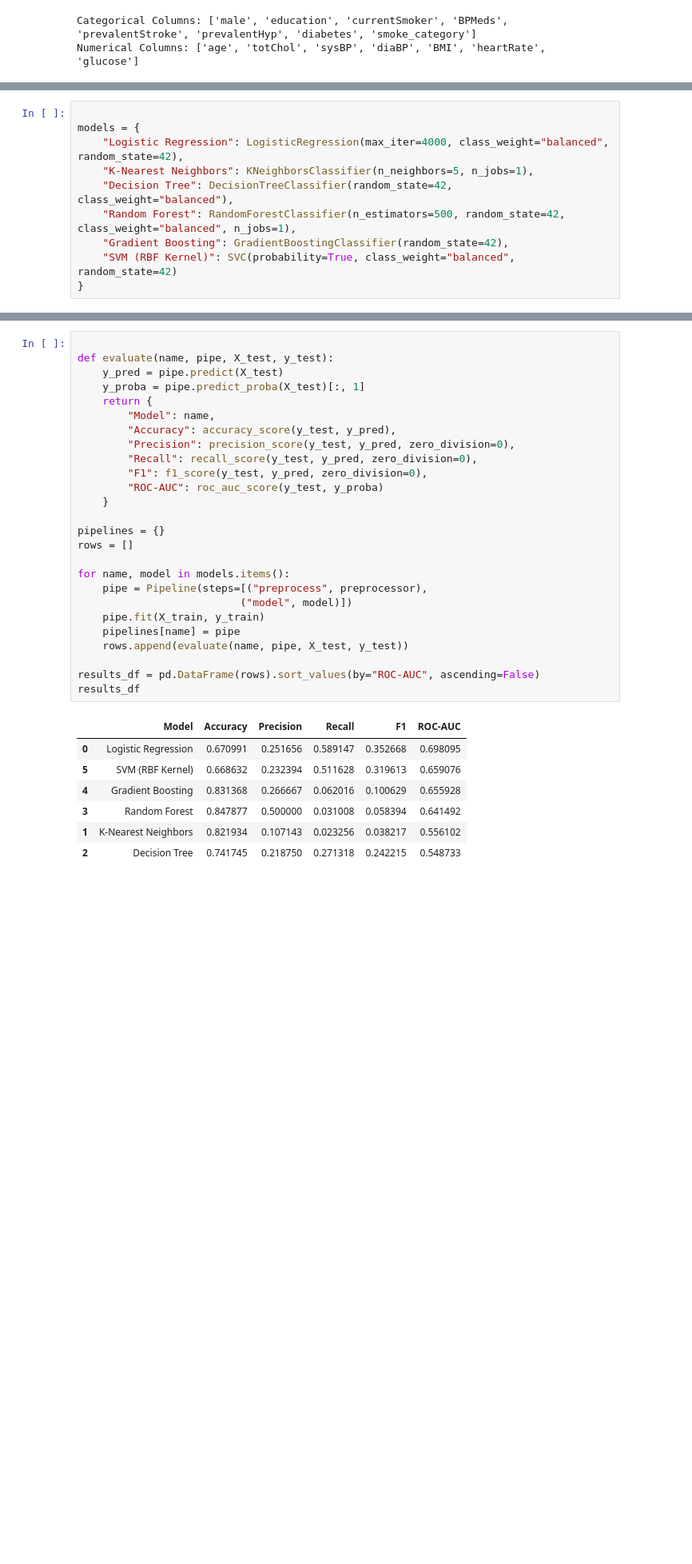
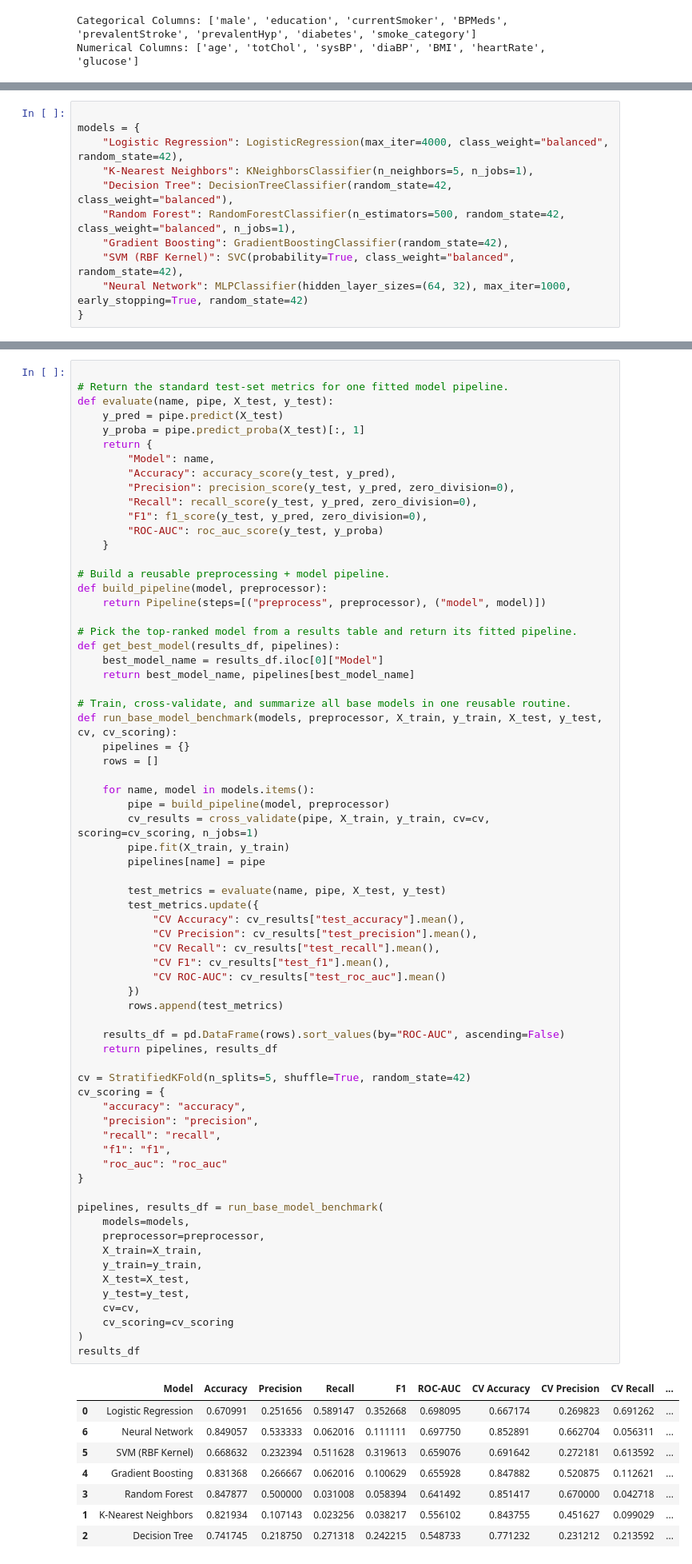
Before and after one commit to ethanchoi/Framingham_CHD, a Jupyter notebook: Framingham_CHD_Prediction.ipynb, the cells around one changed output, grey strips where cells are left out. Shown at 80% size. Cells and saved outputs as stored; diff of their text form; blank space fills up the shorter version.

```diff
--- a/Framingham_CHD_Prediction.ipynb
+++ b/Framingham_CHD_Prediction.ipynb
@@ -556,7 +562,8 @@ models = {
     "Decision Tree": DecisionTreeClassifier(random_state=42, class_weight="balanced"),
     "Random Forest": RandomForestClassifier(n_estimators=500, random_state=42, class_weight="balanced", n_jobs=1),
     "Gradient Boosting": GradientBoostingClassifier(random_state=42),
-    "SVM (RBF Kernel)": SVC(probability=True, class_weight="balanced", random_state=42)
+    "SVM (RBF Kernel)": SVC(probability=True, class_weight="balanced", random_state=42),
+    "Neural Network": MLPClassifier(hidden_layer_sizes=(64, 32), max_iter=1000, early_stopping=True, random_state=42)
 }
 # %% [markdown]
 ## Model Training & Evaluation
@@ -567,35 +574,78 @@ Train all models and evaluate on test set.
 **Medical focus:** Recall is prioritized to minimize false negatives (missed high-risk patients)
 # %%
 
+# Return the standard test-set metrics for one fitted model pipeline.
 def evaluate(name, pipe, X_test, y_test):
     y_pred = pipe.predict(X_test)
     y_proba = pipe.predict_proba(X_test)[:, 1]
     return {
         "Model": name,
         "Accuracy": accuracy_score(y_test, y_pred),
         "Precision": precision_score(y_test, y_pred, zero_division=0),
         "Recall": recall_score(y_test, y_pred, zero_division=0),
         "F1": f1_score(y_test, y_pred, zero_division=0),
         "ROC-AUC": roc_auc_score(y_test, y_proba)
     }
 
-pipelines = {}
-rows = []
+# Build a reusable preprocessing + model pipeline.
+def build_pipeline(model, preprocessor):
+    return Pipeline(steps=[("preprocess", preprocessor), ("model", model)])
 
-for name, model in models.items():
-    pipe = Pipeline(steps=[("preprocess", preprocessor),
-                          ("model", model)])
-    pipe.fit(X_train, y_train)
-    pipelines[name] = pipe
-    rows.append(evaluate(name, pipe, X_test, y_test))
+# Pick the top-ranked model from a results table and return its fitted pipeline.
+def get_best_model(results_df, pipelines):
+    best_model_name = results_df.iloc[0]["Model"]
+    return best_model_name, pipelines[best_model_name]
 
-results_df = pd.DataFrame(rows).sort_values(by="ROC-AUC", ascending=False)
+# Train, cross-validate, and summarize all base models in one reusable routine.
+def run_base_model_benchmark(models, preprocessor, X_train, y_train, X_test, y_test, cv, cv_scoring):
+    pipelines = {}
+    rows = []
+
+    for name, model in models.items():
+        pipe = build_pipeline(model, preprocessor)
+        cv_results = cross_validate(pipe, X_train, y_train, cv=cv, scoring=cv_scoring, n_jobs=1)
+        pipe.fit(X_train, y_train)
+        pipelines[name] = pipe
+
+        test_metrics = evaluate(name, pipe, X_test, y_test)
+        test_metrics.update({
+            "CV Accuracy": cv_results["test_accuracy"].mean(),
+            "CV Precision": cv_results["test_precision"].mean(),
+            "CV Recall": cv_results["test_recall"].mean(),
+            "CV F1": cv_results["test_f1"].mean(),
+            "CV ROC-AUC": cv_results["test_roc_auc"].mean()
+        })
+        rows.append(test_metrics)
+
+    results_df = pd.DataFrame(rows).sort_values(by="ROC-AUC", ascending=False)
+    return pipelines, results_df
+
+cv = StratifiedKFold(n_splits=5, shuffle=True, random_state=42)
+cv_scoring = {
+    "accuracy": "accuracy",
+    "precision": "precision",
+    "recall": "recall",
+    "f1": "f1",
+    "roc_auc": "roc_auc"
+}
+
+pipelines, results_df = run_base_model_benchmark(
+    models=models,
+    preprocessor=preprocessor,
+    X_train=X_train,
+    y_train=y_train,
+    X_test=X_test,
+    y_test=y_test,
+    cv=cv,
+    cv_scoring=cv_scoring
+)
 results_df
 # %% [output]
-|  | Model | Accuracy | Precision | Recall | F1 | ROC-AUC |
-| 0 | Logistic Regression | 0.670991 | 0.251656 | 0.589147 | 0.352668 | 0.698095 |
-| 5 | SVM (RBF Kernel) | 0.668632 | 0.232394 | 0.511628 | 0.319613 | 0.659076 |
-| 4 | Gradient Boosting | 0.831368 | 0.266667 | 0.062016 | 0.100629 | 0.655928 |
-| 3 | Random Forest | 0.847877 | 0.500000 | 0.031008 | 0.058394 | 0.641492 |
-| 1 | K-Nearest Neighbors | 0.821934 | 0.107143 | 0.023256 | 0.038217 | 0.556102 |
-| 2 | Decision Tree | 0.741745 | 0.218750 | 0.271318 | 0.242215 | 0.548733 |
+|  | Model | Accuracy | Precision | Recall | F1 | ROC-AUC | CV Accuracy | CV Precision | CV Recall | ... |
+| 0 | Logistic Regression | 0.670991 | 0.251656 | 0.589147 | 0.352668 | 0.698095 | 0.667174 | 0.269823 | 0.691262 | ... |
+| 6 | Neural Network | 0.849057 | 0.533333 | 0.062016 | 0.111111 | 0.697750 | 0.852891 | 0.662704 | 0.056311 | ... |
+| 5 | SVM (RBF Kernel) | 0.668632 | 0.232394 | 0.511628 | 0.319613 | 0.659076 | 0.691642 | 0.272181 | 0.613592 | ... |
+| 4 | Gradient Boosting | 0.831368 | 0.266667 | 0.062016 | 0.100629 | 0.655928 | 0.847882 | 0.520875 | 0.112621 | ... |
+| 3 | Random Forest | 0.847877 | 0.500000 | 0.031008 | 0.058394 | 0.641492 | 0.851417 | 0.670000 | 0.042718 | ... |
+| 1 | K-Nearest Neighbors | 0.821934 | 0.107143 | 0.023256 | 0.038217 | 0.556102 | 0.843755 | 0.451627 | 0.099029 | ... |
+| 2 | Decision Tree | 0.741745 | 0.218750 | 0.271318 | 0.242215 | 0.548733 | 0.771232 | 0.231212 | 0.213592 | ... |
```
Also changed, not shown: parts of 14 cells of this notebook, 1 other file.
